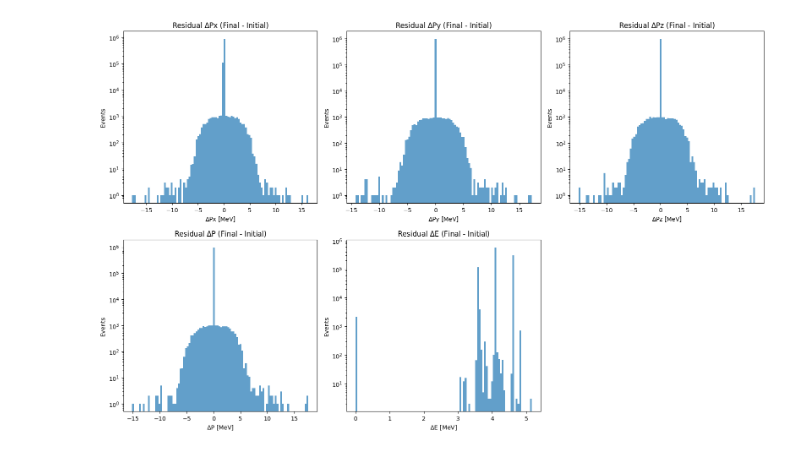
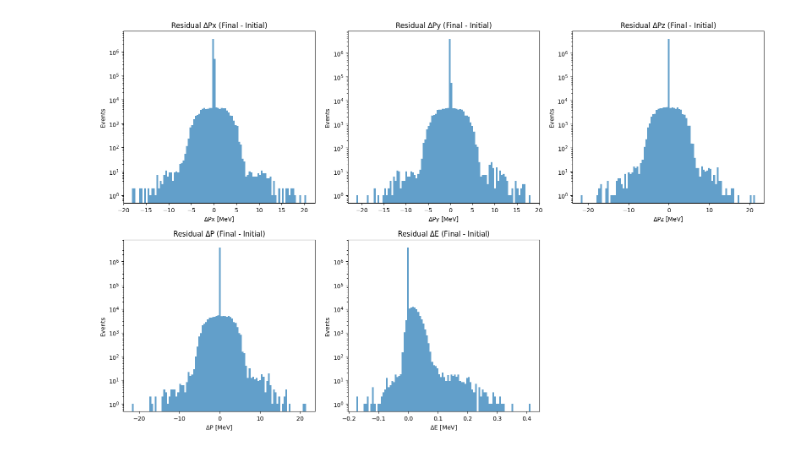
Before and after one commit to schedges/pyNEWTON, a Jupyter notebook: checks/kinematic_checks.ipynb, the cells around one changed output. Drawn from its saved outputs; the diff is of its cells as text; code cells hidden in the pictures.

Commit message:
Updated checks and angular comparison

```diff
--- a/checks/kinematic_checks.ipynb
+++ b/checks/kinematic_checks.ipynb
@@ -1,4 +1,8 @@
 # %%
+#Quick script generated with AI assistance to check energy and momentum conservation.
+#The broadness appears to be a result of the finite binning in NucDeEx. A future
+#approach might be to interpolate branching ratios and energies, but for now we
+#accept this small ~100s of keV broadening.
 import numpy as np
 import awkward as ak
 import uproot as up
@@ -7,7 +11,7 @@ import matplotlib.pyplot as plt
 # ----------------------------
 # USER INPUT
 # ----------------------------
-FILE_PATH = "newton.root"
+FILE_PATH = "../mudar.root"
 EVENT_TREE = "eventTree"
 THRESHOLD = 15.4  # MeV (The energy required for the reaction)
 
@@ -40,31 +44,31 @@ with up.open(FILE_PATH) as f:
   deltaPx = (px_out - px_in).to_numpy()
   deltaPy = (py_out - py_in).to_numpy()
   deltaPz = (pz_out - pz_in).to_numpy()
   deltaP = (p_out_mag - p_in_mag).to_numpy()
   deltaKE = (KE_out-KE_in).to_numpy()
   deltaM = (M_out-M_in).to_numpy()
   deltaE = deltaKE + deltaM
 
 
   # ----------------------------
   # PLOTTING
   # ----------------------------
   fig, axes = plt.subplots(2, 3, figsize=(16, 10))
   axes = axes.flatten()
   deltas = [deltaPx,deltaPy,deltaPz,deltaP,deltaE]
   labels = ["$\Delta$Px","$\Delta$Py","$\Delta$Pz","$\Delta$P","$\Delta$E"]
 
   for i,delta in enumerate(deltas):
     # Histogram with log scale to highlight precision or logic errors
     axes[i].hist(delta, bins=100, alpha=0.7)
     axes[i].set_title(f"Residual {labels[i]} (Final - Initial)")
     axes[i].set_xlabel(f"{labels[i]} [MeV]")
     axes[i].set_ylabel("Events")
     axes[i].set_yscale('log')
 
 # Remove empty subplot
 fig.delaxes(axes[5])
 plt.tight_layout()
 plt.show()
 # %% [output]
-[figure, old version]
+[figure, new version]
```
Also changed, not shown: 2 other files.
